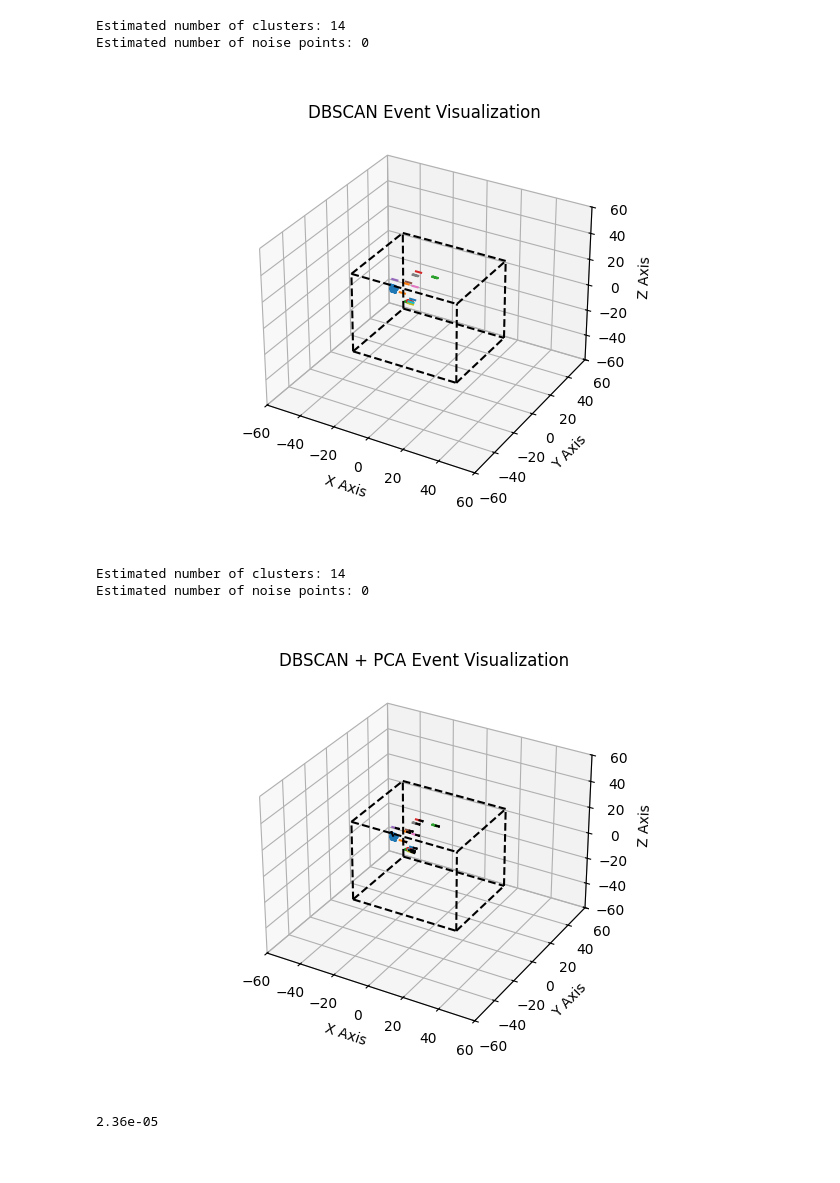
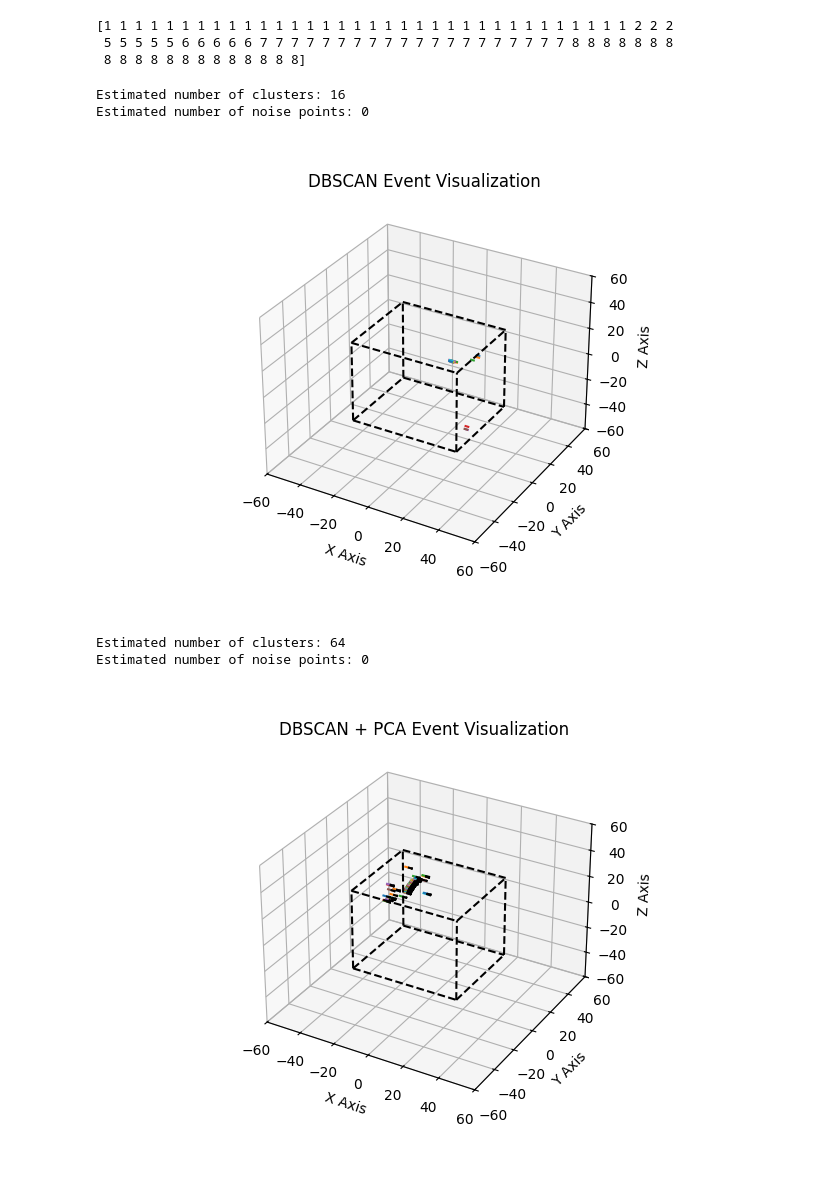
Before and after one commit to vaccarojohn/SNeNDSim, a Jupyter notebook: detectorsim/signal/signal_segment_visualizer.ipynb, the cells around one changed output. Saved outputs shown, nothing was run; the diff lists cells and outputs as text; code cells hidden in the pictures.

```diff
--- a/detectorsim/signal/signal_segment_visualizer.ipynb
+++ b/detectorsim/signal/signal_segment_visualizer.ipynb
@@ -12,7 +12,7 @@ from sklearn.cluster import DBSCAN
 from sklearn.decomposition import PCA
 %matplotlib widget
 
-infile_dir = '/sdf/data/neutrino/yuntse/coherent/SNeNDSens/g4'
+infile_dir = '/sdf/data/neutrino/jvaccaro/SNeNDSens/edepsim'
 physics_config = config.default_physics_params
 
 segments_dtype = np.dtype([("event_id","u4"), ("vertex_id", "u8"), ("file_vertex_id", "u8"), ("segment_id", "u4"),
@@ -24,8 +24,8 @@ segments_dtype = np.dtype([("event_id","u4"), ("vertex_id", "u8"), ("file_vertex
                            ("t0_start", "f8"), ("t0_end", "f8"), ("t0", "f8"),
                            ("dx", "f4"), ("long_diff", "f4"),
                            ("pixel_plane", "i4"), ("t_end", "f4"),
-                           ("dEdx", "f4"), ("dE", "f4"), ("t", "f4"),
-                           ("y", "f4"), ("x", "f4"), ("z", "f4"),
+                           ("dEdx", "f4"), ("dE2dx", "f4"), ("dE", "f4"), ("dE2", "f4"),
+                           ("t", "f4"), ("y", "f4"), ("x", "f4"), ("z", "f4"),
                            ("n_photons","f4")], align=True)
 
 vertices_dtype = np.dtype([("event_id","u4"), ("vertex_id","u8"), ("file_vertex_id", "u8"),
@@ -184,11 +184,11 @@ def draw_boundaries(ax):
 
     return ax
 # %%
-gampix_output = h5py.File('/sdf/data/neutrino/jvaccaro/NueArCC_gampixpy/nueArCC_sns_g4_gampixpy_0000.h5', 'r')
-edepsim_output = h5py.File('/sdf/data/neutrino/yuntse/coherent/SNeNDSens/g4/NueArCC/nueArCC_sns_g4_0000.h5', 'r')
+gampix_output = h5py.File('/sdf/data/neutrino/jvaccaro/SNeNDSens/gampixpy/NueArCC/nueArCC_sns_g4_gampixpy_0000.h5', 'r')
+edepsim_output = h5py.File('/sdf/data/neutrino/jvaccaro/SNeNDSens/edepsim/NueArCC/nueArCC_sns_g4_0000.h5', 'r')
 
 file_id = 0
-event_id = 1
+event_id = 0
 event_pixel_hit_mask = gampix_output['pixel_hits']['event id'] == event_id
 event_pixel_hits = gampix_output['pixel_hits'][event_pixel_hit_mask]
 truth_data = loadSignalEventSegments(file_id, event_id)
@@ -233,3 +233,19 @@ plt.show()
+# %%
+# DBSCAN parameters
+EPSILON = 0.49
+MIN_SAMPLES = 6
+dbscan = DBSCAN(eps=EPSILON, min_samples=MIN_SAMPLES)
+
+db = dbscan.fit(np.column_stack((hit_x, event_pixel_hits['hit y'], event_pixel_hits['hit z'])))
+labels = db.labels_
+unique_labels = set(labels)
+
+segment_mask = (event_pixel_hits['label'][:,0] == 4) | (event_pixel_hits['label'][:,1] == 4) | (event_pixel_hits['label'][:,2] == 4)
+print(labels[segment_mask])
+# %% [output]
+[1 1 1 1 1 1 1 1 1 1 1 1 1 1 1 1 1 1 1 1 1 1 1 1 1 1 1 1 1 1 1 1 1 1 2 2 2
+ 5 5 5 5 5 6 6 6 6 6 7 7 7 7 7 7 7 7 7 7 7 7 7 7 7 7 7 7 7 7 8 8 8 8 8 8 8
+ 8 8 8 8 8 8 8 8 8 8 8 8 8]
 # %%
 # Initialize figure
 fig = plt.figure()
@@ -237,7 +253,7 @@ ax = fig.add_subplot(111, projection='3d')
 plt.title('DBSCAN Event Visualization')
 
 # DBSCAN parameters
-EPSILON = 0.6
+EPSILON = 0.49
 MIN_SAMPLES = 6
 dbscan = DBSCAN(eps=EPSILON, min_samples=MIN_SAMPLES)
 
@@ -259,7 +275,7 @@ for k, col in zip(unique_labels, colors):
 
     class_member_mask = labels == k
 
-    plt.plot(
+    ax.plot(
         hit_x[class_member_mask],
         event_pixel_hits[class_member_mask]['hit y'],
         event_pixel_hits[class_member_mask]['hit z'],
@@ -284,9 +300,9 @@ disconnect_zoom = zoom_factory(ax, base_scale=1.02)
 # Show the plot
 plt.show()
 # %% [output]
-Estimated number of clusters: 14
+Estimated number of clusters: 16
 Estimated number of noise points: 0
-[figure, old version]
+[figure, new version]
 # %%
 # Initialize figure
 fig = plt.figure()
@@ -294,7 +310,7 @@ ax = fig.add_subplot(111, projection='3d')
 plt.title('DBSCAN + PCA Event Visualization')
 
 # DBSCAN parameters
-EPSILON = 0.6
+EPSILON = 0.49
 MIN_SAMPLES = 6
 dbscan = DBSCAN(eps=EPSILON, min_samples=MIN_SAMPLES)
 
@@ -316,46 +332,42 @@ for k, col in zip(unique_labels, colors):
 
     class_member_mask = labels == k
 
-    plt.plot(
+    ax.plot(
         hit_x[class_member_mask],
         event_pixel_hits[class_member_mask]['hit y'],
         event_pixel_hits[class_member_mask]['hit z'],
         markerfacecolor=tuple(col),
         markersize=1,
     )
 
     # Initialize PCA for each cluster
     pca = PCA(n_components=1)
     pca.fit(np.column_stack((hit_x[class_member_mask], event_pixel_hits[class_member_mask]['hit y'], event_pixel_hits[class_member_mask]['hit z'])))
 
     for length, vector in zip(pca.explained_variance_, pca.components_):
         v = vector * 3 * np.sqrt(length)
         ax.quiver(pca.mean_[0], pca.mean_[1], pca.mean_[2], v[0], v[1], v[2], color='black')
 
 # Set limits to reflect detector geometry
 draw_boundaries(ax)
 ax.set_xlim(-60, 60)
 ax.set_ylim(-60, 60)
 ax.set_zlim(-60, 60)
 
 # Add labels
 ax.set_xlabel('X Axis')
 ax.set_ylabel('Y Axis')
 ax.set_zlabel('Z Axis')
 
 # Enable scroll to zoom with zoom_factory
 disconnect_zoom = zoom_factory(ax, base_scale=1.02)
 
 # Show the plot
 plt.show()
 # %% [output]
-Estimated number of clusters: 14
+Estimated number of clusters: 64
 Estimated number of noise points: 0
-[figure, old version]
+[figure, new version]
-# %%
-print(physics_config['material']['w'])
-# %% [output]
-2.36e-05
 # %%
 def inverseBirksModel(dQdx):
     a = physics_config['birks_model']['birks_ab'] / physics_config['material']['w']
```
Also changed, not shown: parts of 6 cells of this notebook, 32 other files.
